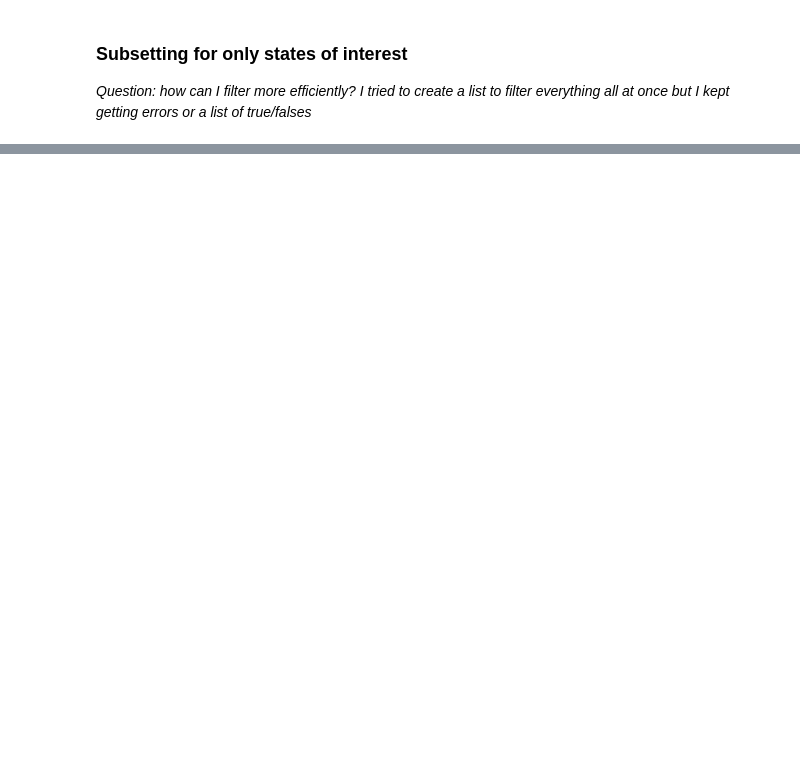
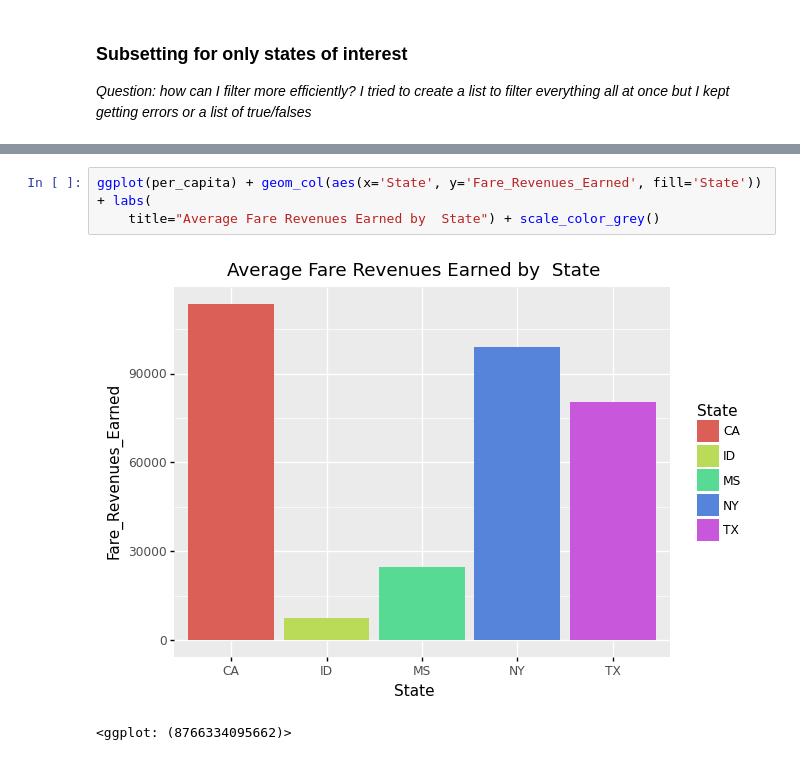
Before and after one commit to vevetron/data-analyses-test-lfs-wipe, a Jupyter notebook: Exercise2_AH.ipynb, the cells around one changed output, grey strips where cells are left out. Cells and saved outputs as stored; diff of their text form; blank space fills up the shorter version.

```diff
--- a/Exercise2_AH.ipynb
+++ b/Exercise2_AH.ipynb
@@ -359,0 +248,6 @@ per_capita =
+# %%
+ggplot(per_capita) + geom_col(aes(x='State', y='Fare_Revenues_Earned', fill='State')) + labs(
+    title="Average Fare Revenues Earned by  State") + scale_color_grey()
+# %% [output]
+[figure, added]
+<ggplot: (8766334095662)>
```
Also changed, not shown: parts of 79 cells of this notebook.
